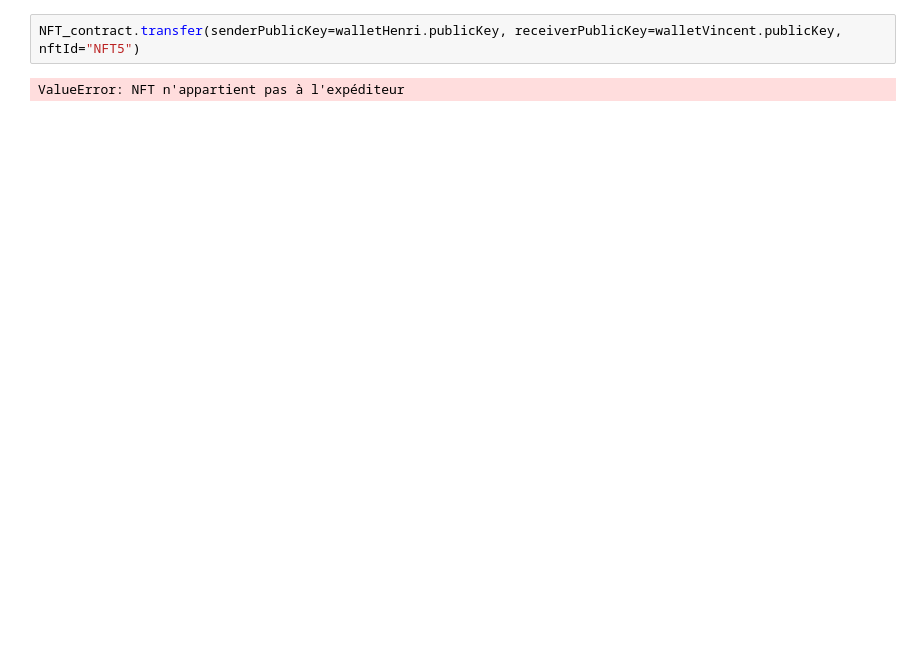
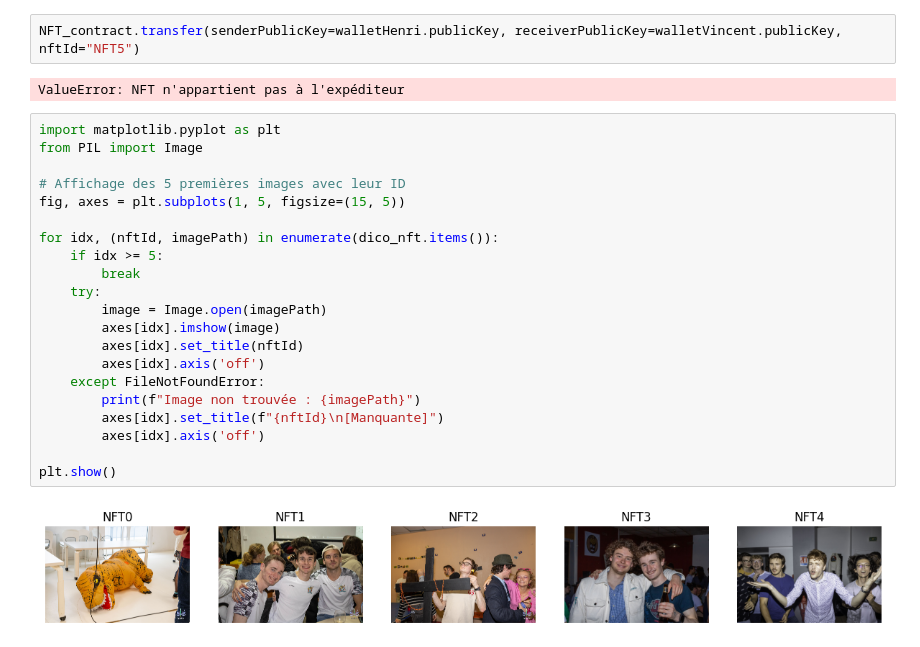
Before and after one commit to HosteMatthieu/Project, a Jupyter notebook: notebook/Project.ipynb, the cells around one changed output. Cells and saved outputs as stored; diff of their text form; blank space fills up the shorter version.

```diff
--- a/notebook/Project.ipynb
+++ b/notebook/Project.ipynb
@@ -174,3 +157,26 @@ NFT NFT5 transférée de 30820122300d06092a864886f70d01010105000382010f003082010
 NFT_contract.transfer(senderPublicKey=walletHenri.publicKey, receiverPublicKey=walletVincent.publicKey, nftId="NFT5")
 # %% [output]
 ValueError: NFT n'appartient pas à l'expéditeur
+# %%
+import matplotlib.pyplot as plt
+from PIL import Image
+
+# Affichage des 5 premières images avec leur ID
+fig, axes = plt.subplots(1, 5, figsize=(15, 5))
+
+for idx, (nftId, imagePath) in enumerate(dico_nft.items()):
+    if idx >= 5:
+        break
+    try:
+        image = Image.open(imagePath)
+        axes[idx].imshow(image)
+        axes[idx].set_title(nftId)
+        axes[idx].axis('off')
+    except FileNotFoundError:
+        print(f"Image non trouvée : {imagePath}")
+        axes[idx].set_title(f"{nftId}\n[Manquante]")
+        axes[idx].axis('off')
+
+plt.show()
+# %% [output]
+[figure, added]
```
Also changed, not shown: parts of 12 cells of this notebook.
